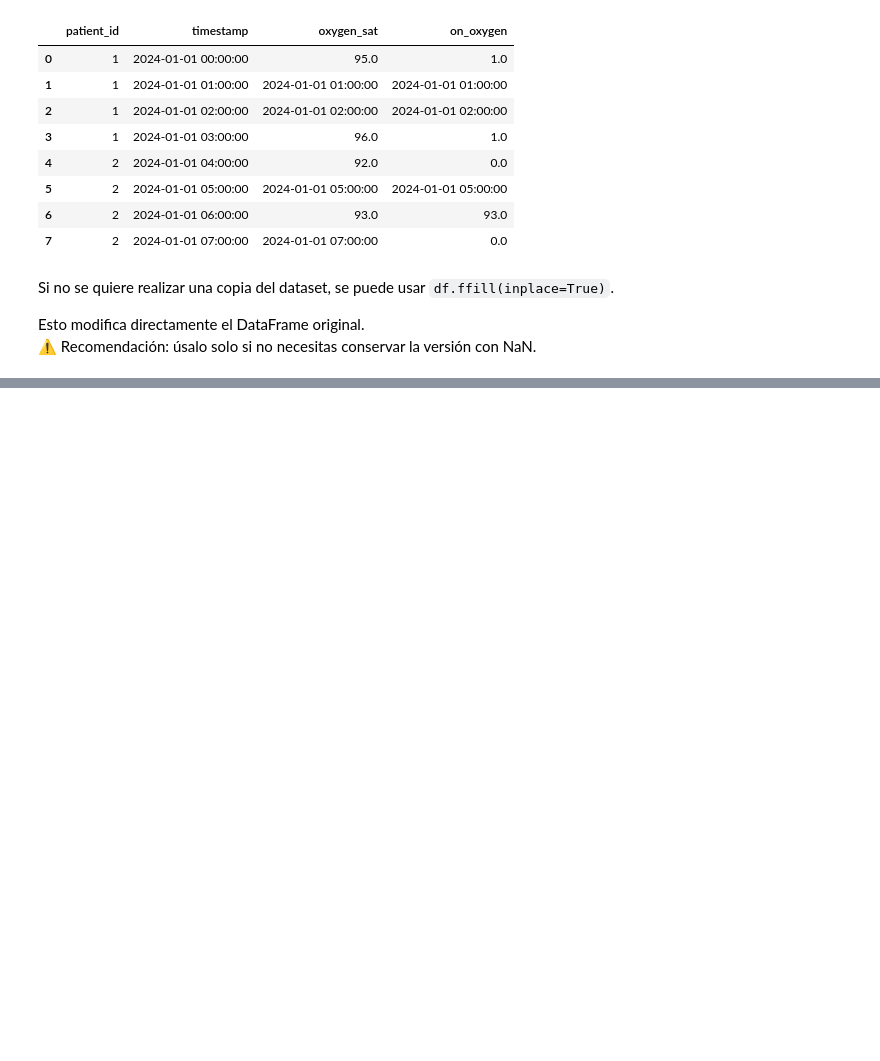
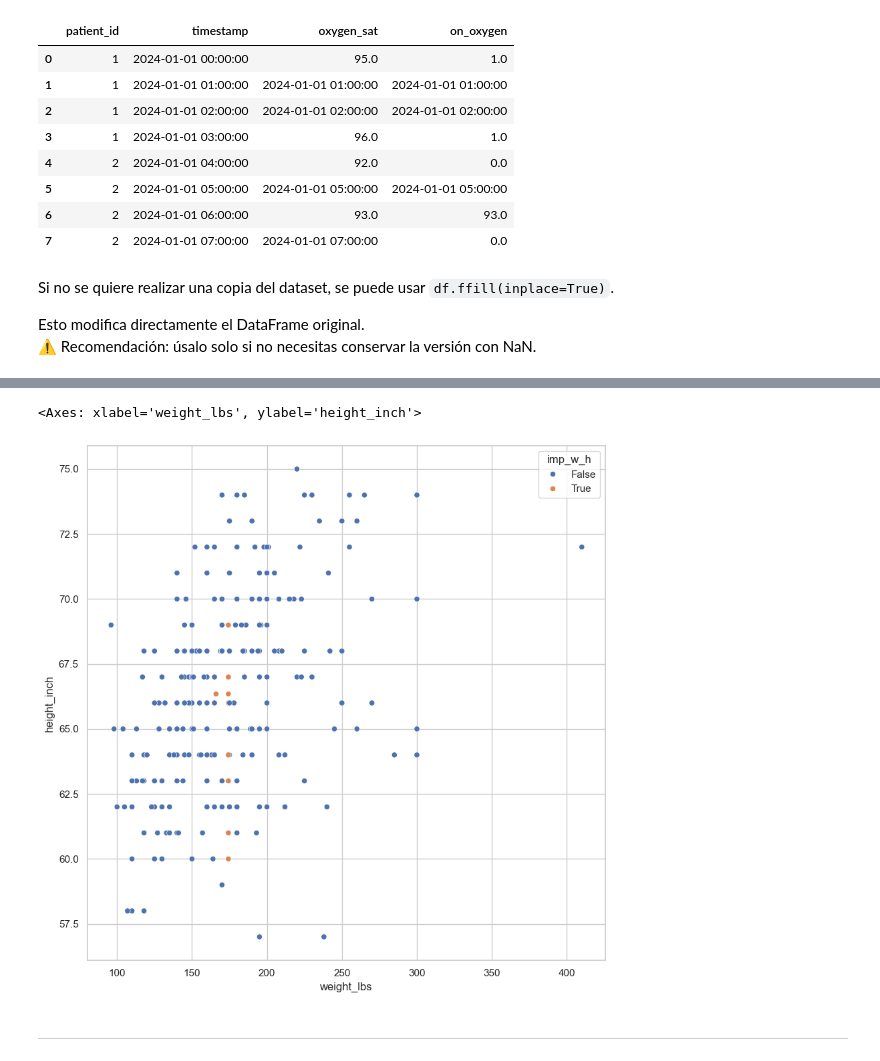
Before and after one commit to PedroRgz/Curso-Manejo-de-datos-faltantes, a Jupyter notebook: Manejo de datos faltantes - Exploración.ipynb, the cells around one changed output, grey strips where cells are left out. Cells and saved outputs as stored; diff of their text form; code cells hidden in the pictures; blank space fills up the shorter version.

```diff
--- a/Manejo de datos faltantes - Exploración.ipynb
+++ b/Manejo de datos faltantes - Exploración.ipynb
@@ -2659,0 +2818,16 @@ Esto modifica directamente el DataFrame original.
+# %%
+df_risks.assign(
+    imp_w_h = lambda df: df.weight_lbs_NA | df.height_inch_NA
+).pipe(
+    lambda df: sns.scatterplot(
+        data=df,
+        x="weight_lbs",
+        y="height_inch",
+        hue="imp_w_h"
+    )
+)
+# %% [output]
+<Axes: xlabel='weight_lbs', ylabel='height_inch'>
+[figure, added]
+# %% [markdown]
+---
```
Also changed, not shown: parts of 18 cells of this notebook.
